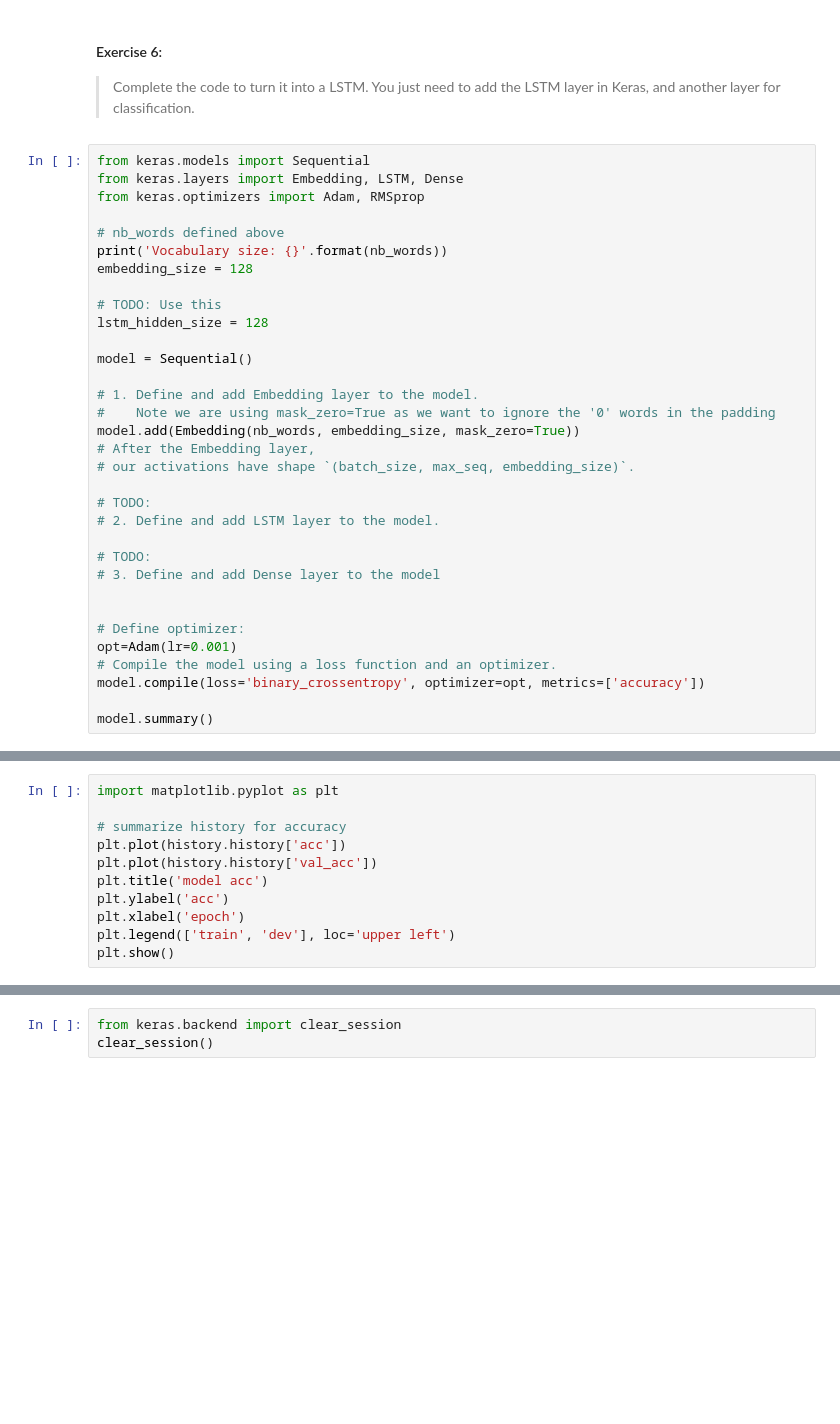
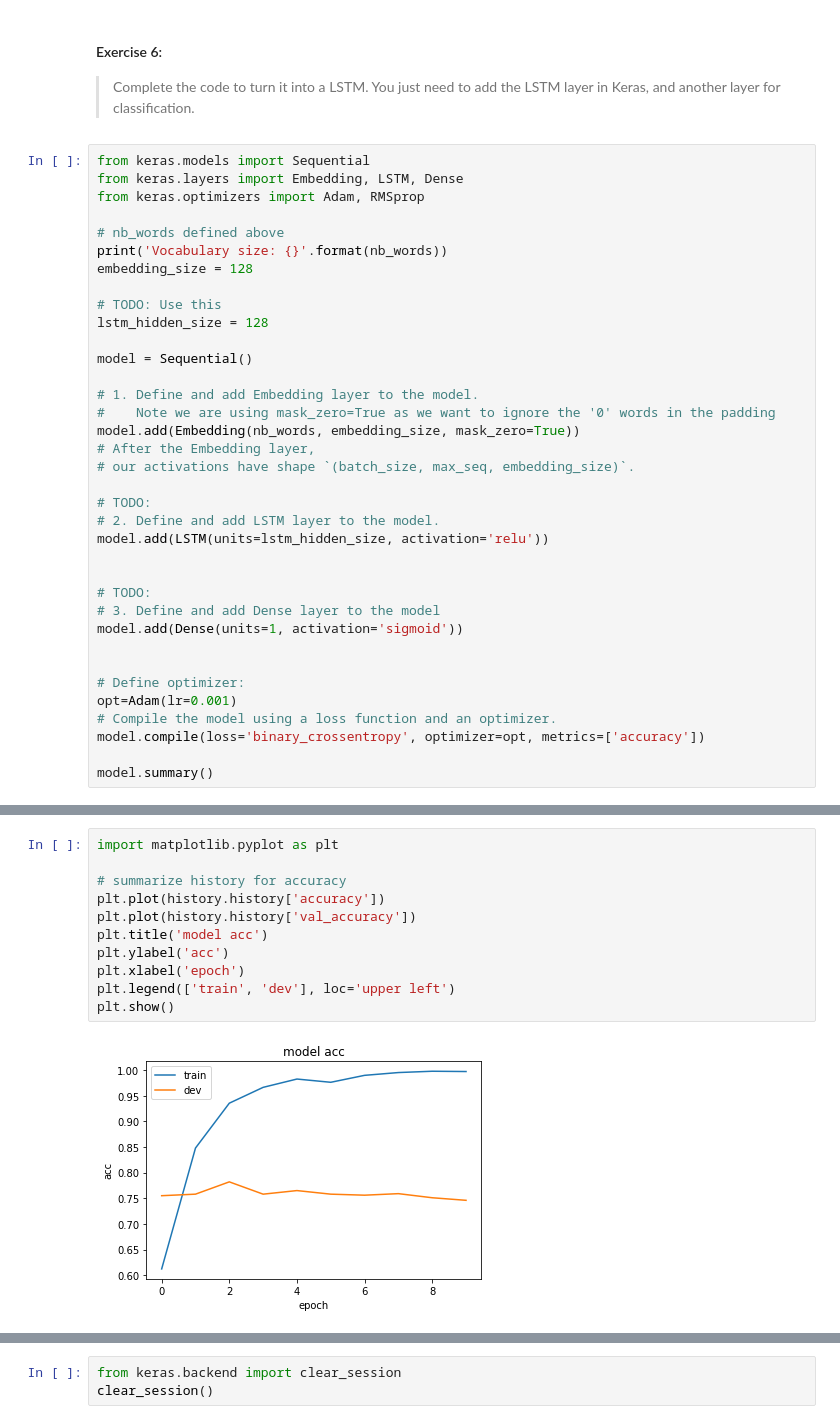
Before and after one commit to juletx/MLNN-labs, a Jupyter notebook: Lab10/DL4NNLP.ipynb, the cells around one changed output, grey strips where cells are left out. Saved outputs shown, nothing was run; the diff lists cells and outputs as text; blank space fills up the shorter version.

```diff
--- a/Lab10/DL4NNLP.ipynb
+++ b/Lab10/DL4NNLP.ipynb
@@ -787,9 +860,12 @@ model.add(Embedding(nb_words, embedding_size, mask_zero=True))
 
 # TODO:
 # 2. Define and add LSTM layer to the model.
+model.add(LSTM(units=lstm_hidden_size, activation='relu'))
+
 
 # TODO:
 # 3. Define and add Dense layer to the model
+model.add(Dense(units=1, activation='sigmoid'))
 
 
 # Define optimizer:
@@ -803,12 +913,14 @@ history = model.fit(x_train, y_train, epochs=10, batch_size=128, validation_data
 # %%
 import matplotlib.pyplot as plt
 
 # summarize history for accuracy
-plt.plot(history.history['acc'])
-plt.plot(history.history['val_acc'])
+plt.plot(history.history['accuracy'])
+plt.plot(history.history['val_accuracy'])
 plt.title('model acc')
 plt.ylabel('acc')
 plt.xlabel('epoch')
 plt.legend(['train', 'dev'], loc='upper left')
 plt.show()
+# %% [output]
+[figure, added]
 # %%
```
Also changed, not shown: parts of 29 cells of this notebook.
